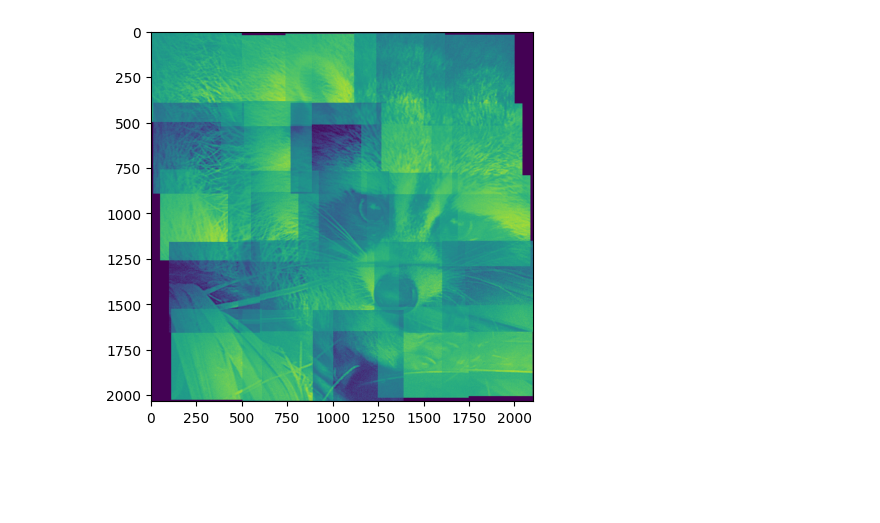
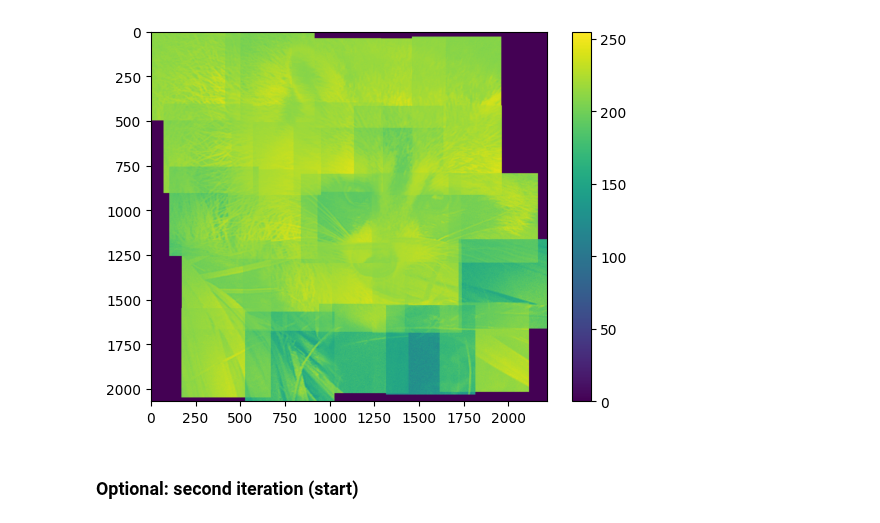
Before and after one commit to kernke/microscopy_data_analysis, a Jupyter notebook: examples/2D_examples/grid_stitching.ipynb, the cells around one changed output. Saved outputs shown, nothing was run; the diff lists cells and outputs as text; code cells hidden in the pictures; blank space fills up the shorter version.

```diff
--- a/examples/2D_examples/grid_stitching.ipynb
+++ b/examples/2D_examples/grid_stitching.ipynb
@@ -106,2 +118,2 @@ pair_shifts=stitch_object.check_pairs()
 # %%
-moved_polygons=stitch_object.optimize_positions()
+moved_polygons=stack.optimize_positions()
@@ -130,7 +148,9 @@ plt.show()
-# %%
-testmap_brightness_adjusted=np.clip(testmap,150,255)
-testmap_brightness_adjusted=mda.img_to_uint8(testmap_brightness_adjusted)
-plt.imshow(testmap_brightness_adjusted)
-plt.show()
-# %% [output]
-[figure, removed]
+# %%
+testmap=stack.map_from_polygons(moved_polygons,blending="average")
+plt.imshow(testmap)
+plt.colorbar()
+plt.show()
+# %% [output]
+[figure, added]
+# %% [markdown]
+### Optional: second iteration (start)
```
Also changed, not shown: parts of 29 cells of this notebook, 3 other files.
